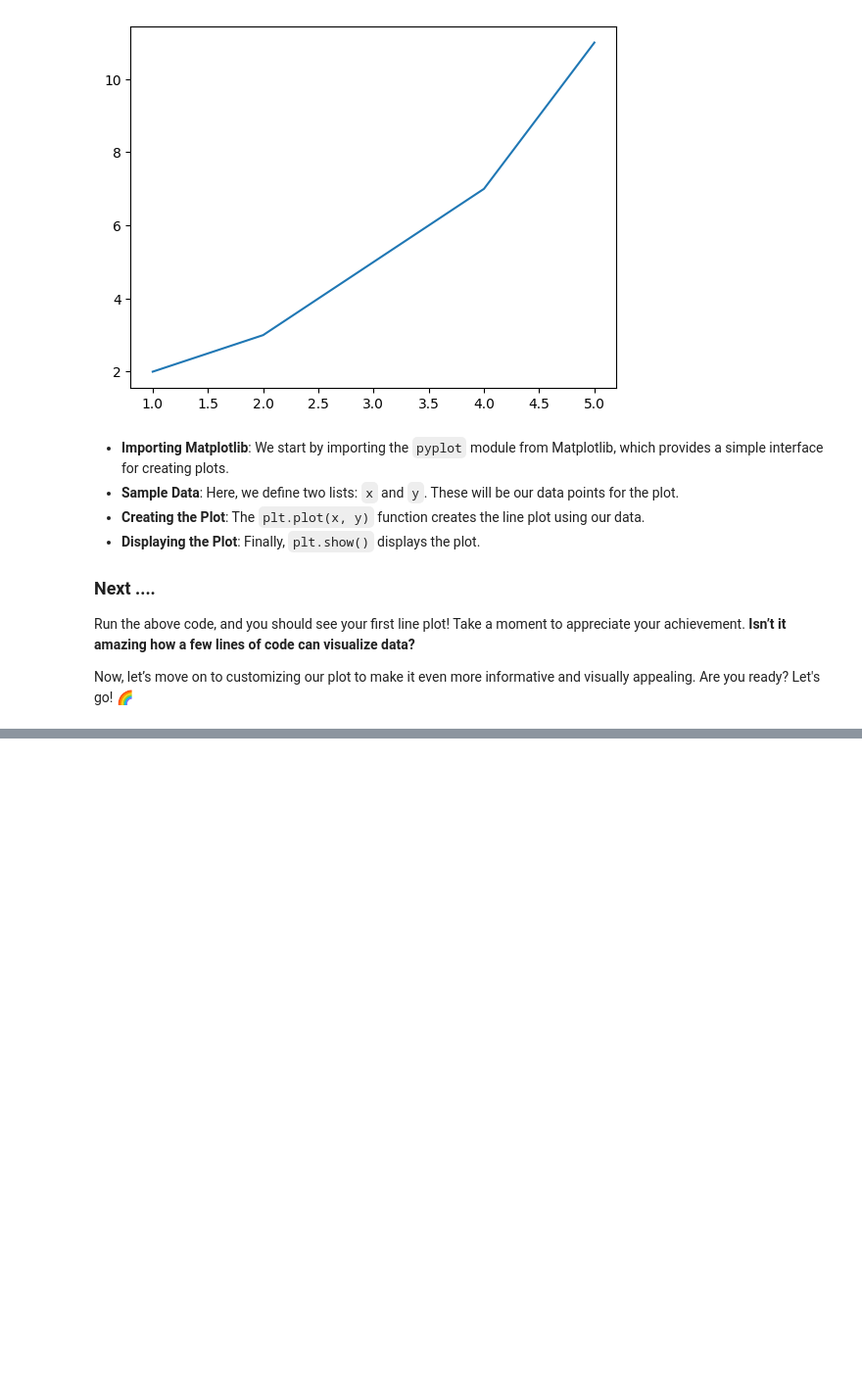
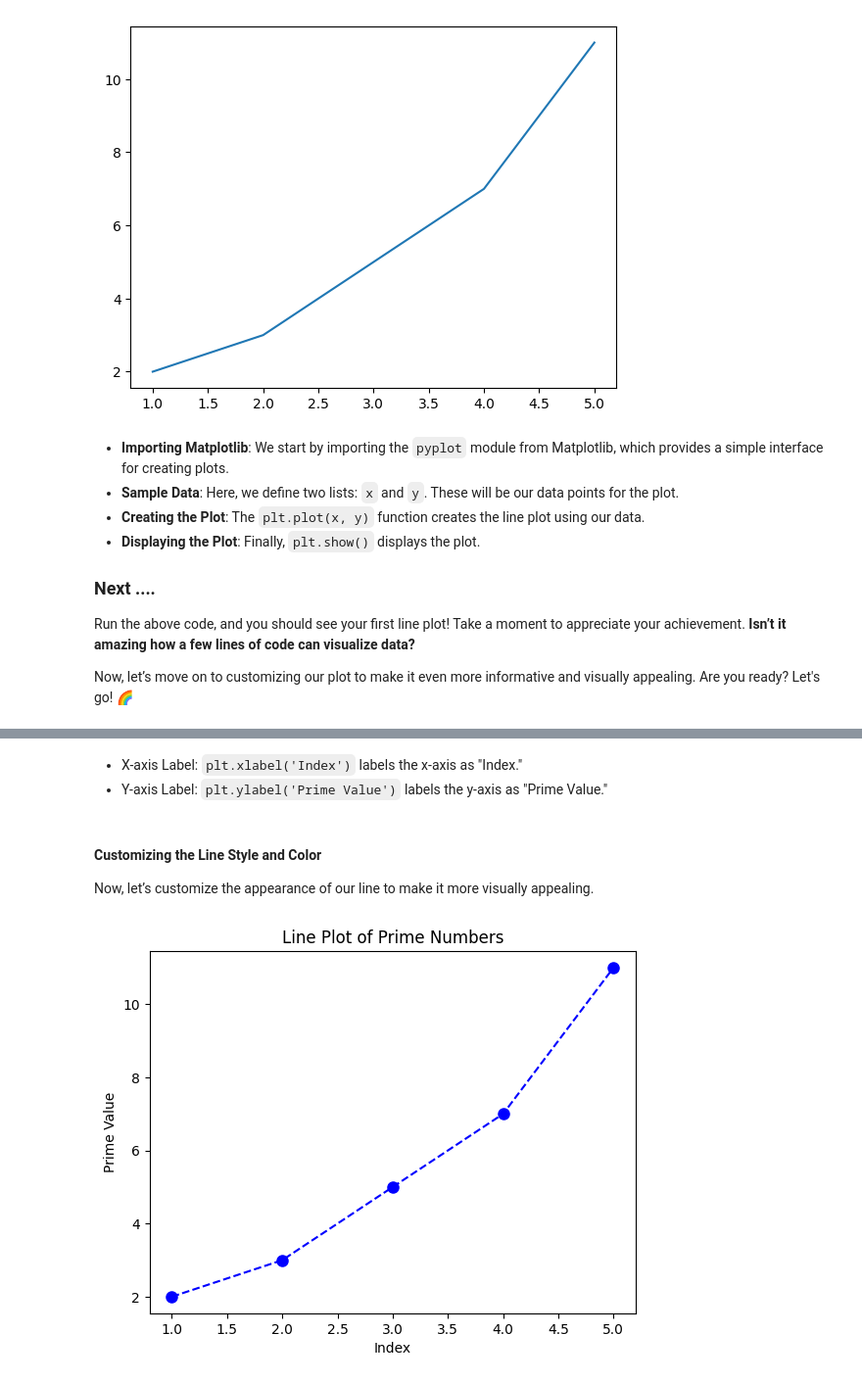
Before and after one commit to rubydamodar/PlotPro-Mastering-Matplotlib, a Jupyter notebook: Scripts/LINEPLOT.ipynb, the cells around one changed output, grey strips where cells are left out. Shown at 98% size. Cells and saved outputs as stored; diff of their text form; code cells hidden in the pictures; blank space fills up the shorter version.

```diff
--- a/Scripts/LINEPLOT.ipynb
+++ b/Scripts/LINEPLOT.ipynb
@@ -71,0 +173,29 @@ Now, let’s move on to customizing our plot to make it even more informative an
+# %% [markdown]
+- X-axis Label: `plt.xlabel('Index')` labels the x-axis as "Index."
+- Y-axis Label: `plt.ylabel('Prime Value')` labels the y-axis as "Prime Value."
+# %% [markdown]
+#### Customizing the Line Style and Color
+Now, let’s customize the appearance of our line to make it more visually appealing.
+# %%
+import matplotlib.pyplot as plt
+
+# Sample data
+x = [1, 2, 3, 4, 5]
+y = [2, 3, 5, 7, 11]
+
+# Creating the line plot with customizations
+plt.plot(x, y, color='blue', linestyle='--', marker='o', markersize=8)
+
+# Adding a title
+plt.title('Line Plot of Prime Numbers')
+
+# Adding x-axis label
+plt.xlabel('Index')
+
+# Adding y-axis label
+plt.ylabel('Prime Value')
+
+# Display the plot
+plt.show()
+# %% [output]
+[figure, added]
```
Also changed, not shown: parts of 14 cells of this notebook.
